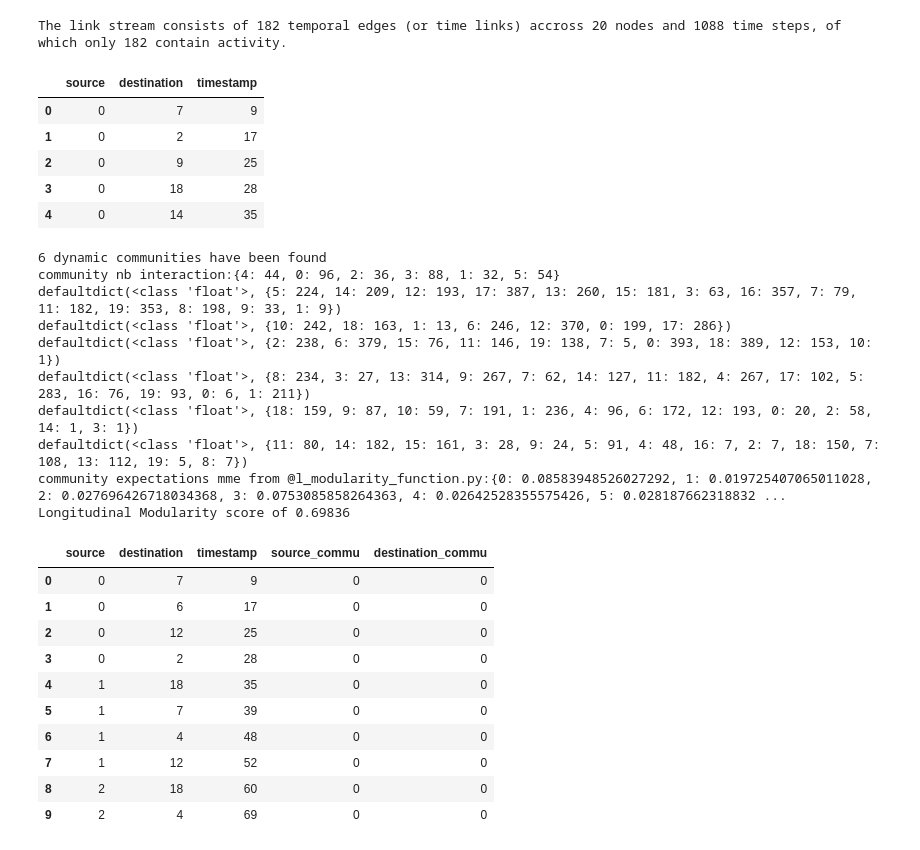
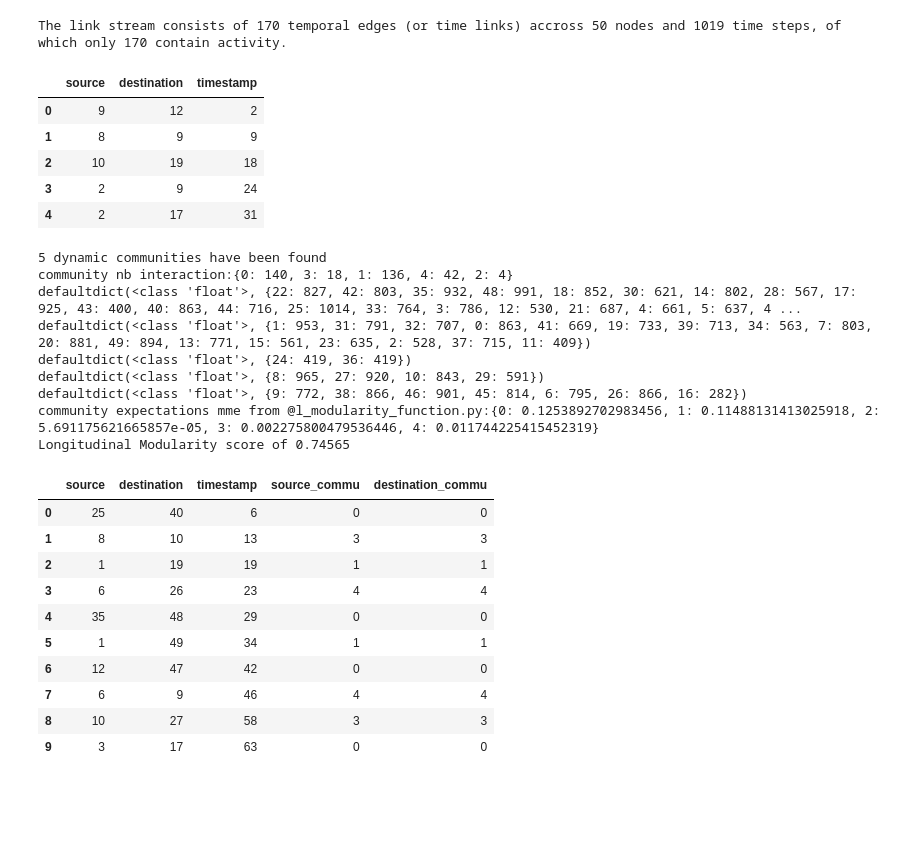
Before and after one commit to Peijie-Zhong/linkstream, a Jupyter notebook: lago.ipynb, the cells around one changed output. Drawn from its saved outputs; the diff is of its cells as text; code cells hidden in the pictures; blank space fills up the shorter version.

```diff
--- a/lago.ipynb
+++ b/lago.ipynb
@@ -3,7 +3,7 @@ from lago.lago import LinkStream, lago_communities
 import csv
 import pandas as pd
 
-filename = 'data/syn_net.csv'
+filename = 'data/syn_net_test.csv'
 df = pd.read_csv(filename, header=None, index_col=False,names=["source","destination","timestamp"], skiprows=1)
 time_links = df.values.tolist()
 
@@ -16,16 +16,16 @@ my_linkstream.add_links(time_links)
 ## Display linkstream informations
 print(f"The link stream consists of {my_linkstream.nb_edges} temporal edges (or time links) accross {my_linkstream.nb_nodes} nodes and {my_linkstream.network_duration} time steps, of which only {my_linkstream.nb_timesteps} contain activity.")
 # %% [output]
-The link stream consists of 182 temporal edges (or time links) accross 20 nodes and 1088 time steps, of which only 182 contain activity.
+The link stream consists of 170 temporal edges (or time links) accross 50 nodes and 1019 time steps, of which only 170 contain activity.
 # %%
 df.head(5)
 # %% [output]
 |  | source | destination | timestamp |
-| 0 | 0 | 7 | 9 |
-| 1 | 0 | 2 | 17 |
-| 2 | 0 | 9 | 25 |
-| 3 | 0 | 18 | 28 |
-| 4 | 0 | 14 | 35 |
+| 0 | 9 | 12 | 2 |
+| 1 | 8 | 9 | 9 |
+| 2 | 10 | 19 | 18 |
+| 3 | 2 | 9 | 24 |
+| 4 | 2 | 17 | 31 |
 # %%
 import importlib
 from lago.lago import LinkStream, lago_communities
@@ -60,16 +60,15 @@ long_mod_score = longitudinal_modularity(
 
 print(f"Longitudinal Modularity score of {long_mod_score} ")
 # %% [output]
-6 dynamic communities have been found
-community nb interaction:{4: 44, 0: 96, 2: 36, 3: 88, 1: 32, 5: 54}
-defaultdict(<class 'float'>, {5: 224, 14: 209, 12: 193, 17: 387, 13: 260, 15: 181, 3: 63, 16: 357, 7: 79, 11: 182, 19: 353, 8: 198, 9: 33, 1: 9})
-defaultdict(<class 'float'>, {10: 242, 18: 163, 1: 13, 6: 246, 12: 370, 0: 199, 17: 286})
-defaultdict(<class 'float'>, {2: 238, 6: 379, 15: 76, 11: 146, 19: 138, 7: 5, 0: 393, 18: 389, 12: 153, 10: 1})
-defaultdict(<class 'float'>, {8: 234, 3: 27, 13: 314, 9: 267, 7: 62, 14: 127, 11: 182, 4: 267, 17: 102, 5: 283, 16: 76, 19: 93, 0: 6, 1: 211})
-defaultdict(<class 'float'>, {18: 159, 9: 87, 10: 59, 7: 191, 1: 236, 4: 96, 6: 172, 12: 193, 0: 20, 2: 58, 14: 1, 3: 1})
-defaultdict(<class 'float'>, {11: 80, 14: 182, 15: 161, 3: 28, 9: 24, 5: 91, 4: 48, 16: 7, 2: 7, 18: 150, 7: 108, 13: 112, 19: 5, 8: 7})
-community expectations mme from @l_modularity_function.py:{0: 0.08583948526027292, 1: 0.019725407065011028, 2: 0.027696426718034368, 3: 0.0753085858264363, 4: 0.02642528355575426, 5: 0.028187662318832 ...
-Longitudinal Modularity score of 0.69836
+5 dynamic communities have been found
+community nb interaction:{0: 140, 3: 18, 1: 136, 4: 42, 2: 4}
+defaultdict(<class 'float'>, {22: 827, 42: 803, 35: 932, 48: 991, 18: 852, 30: 621, 14: 802, 28: 567, 17: 925, 43: 400, 40: 863, 44: 716, 25: 1014, 33: 764, 3: 786, 12: 530, 21: 687, 4: 661, 5: 637, 4 ...
+defaultdict(<class 'float'>, {1: 953, 31: 791, 32: 707, 0: 863, 41: 669, 19: 733, 39: 713, 34: 563, 7: 803, 20: 881, 49: 894, 13: 771, 15: 561, 23: 635, 2: 528, 37: 715, 11: 409})
+defaultdict(<class 'float'>, {24: 419, 36: 419})
+defaultdict(<class 'float'>, {8: 965, 27: 920, 10: 843, 29: 591})
+defaultdict(<class 'float'>, {9: 772, 38: 866, 46: 901, 45: 814, 6: 795, 26: 866, 16: 282})
+community expectations mme from @l_modularity_function.py:{0: 0.1253892702983456, 1: 0.11488131413025918, 2: 5.691175621665857e-05, 3: 0.002275800479536446, 4: 0.011744225415452319}
+Longitudinal Modularity score of 0.74565
 # %%
 from __future__ import annotations
 
@@ -144,42 +143,42 @@ def commu_dict_to_interaction_csv(
 
     syn_df["source_commu"] = [
         _lookup(int(s), int(t)) for s, t in zip(syn_df[source_col], syn_df[timestamp_col])
     ]
     syn_df["destination_commu"] = [
         _lookup(int(d), int(t)) for d, t in zip(syn_df[destination_col], syn_df[timestamp_col])
     ]
 
     out_df = syn_df.rename(
         columns={
             source_col: "source",
             destination_col: "destination",
             timestamp_col: "timestamp",
         }
     )[["source", "destination", "timestamp", "source_commu", "destination_commu"]]
 
     out_df.to_csv(out_csv_path, index=False)
     return out_df
 
 real_communities = commu_dict_to_interaction_csv(
     dynamic_communities,
-    syn_csv_path="data/syn_net.csv",
-    out_csv_path="lago_community.csv",
+    syn_csv_path="data/syn_net_test.csv",
+    out_csv_path="result/lago_community_test.csv",
     syn_header="infer",
     syn_skip_first_row=False,
     unknown_commu_value=-1,
     on_conflict="error",
 )
 
 (real_communities.head(10))
 # %% [output]
 |  | source | destination | timestamp | source_commu | destination_commu |
-| 0 | 0 | 7 | 9 | 0 | 0 |
-| 1 | 0 | 6 | 17 | 0 | 0 |
-| 2 | 0 | 12 | 25 | 0 | 0 |
-| 3 | 0 | 2 | 28 | 0 | 0 |
-| 4 | 1 | 18 | 35 | 0 | 0 |
-| 5 | 1 | 7 | 39 | 0 | 0 |
-| 6 | 1 | 4 | 48 | 0 | 0 |
-| 7 | 1 | 12 | 52 | 0 | 0 |
-| 8 | 2 | 18 | 60 | 0 | 0 |
-| 9 | 2 | 4 | 69 | 0 | 0 |
+| 0 | 25 | 40 | 6 | 0 | 0 |
+| 1 | 8 | 10 | 13 | 3 | 3 |
+| 2 | 1 | 19 | 19 | 1 | 1 |
+| 3 | 6 | 26 | 23 | 4 | 4 |
+| 4 | 35 | 48 | 29 | 0 | 0 |
+| 5 | 1 | 49 | 34 | 1 | 1 |
+| 6 | 12 | 47 | 42 | 0 | 0 |
+| 7 | 6 | 9 | 46 | 4 | 4 |
+| 8 | 10 | 27 | 58 | 3 | 3 |
+| 9 | 3 | 17 | 63 | 0 | 0 |
```
Also changed, not shown: parts of 2 cells of this notebook, 29 other files.
